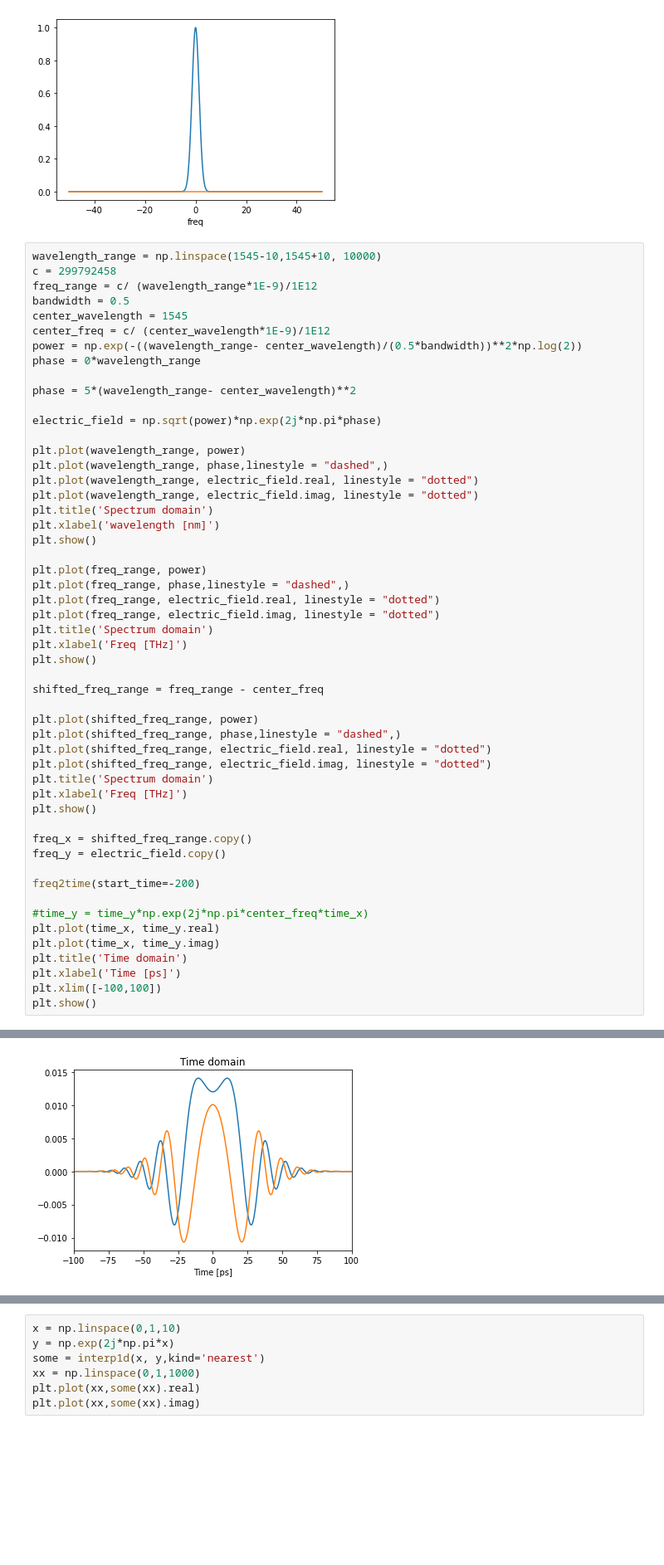
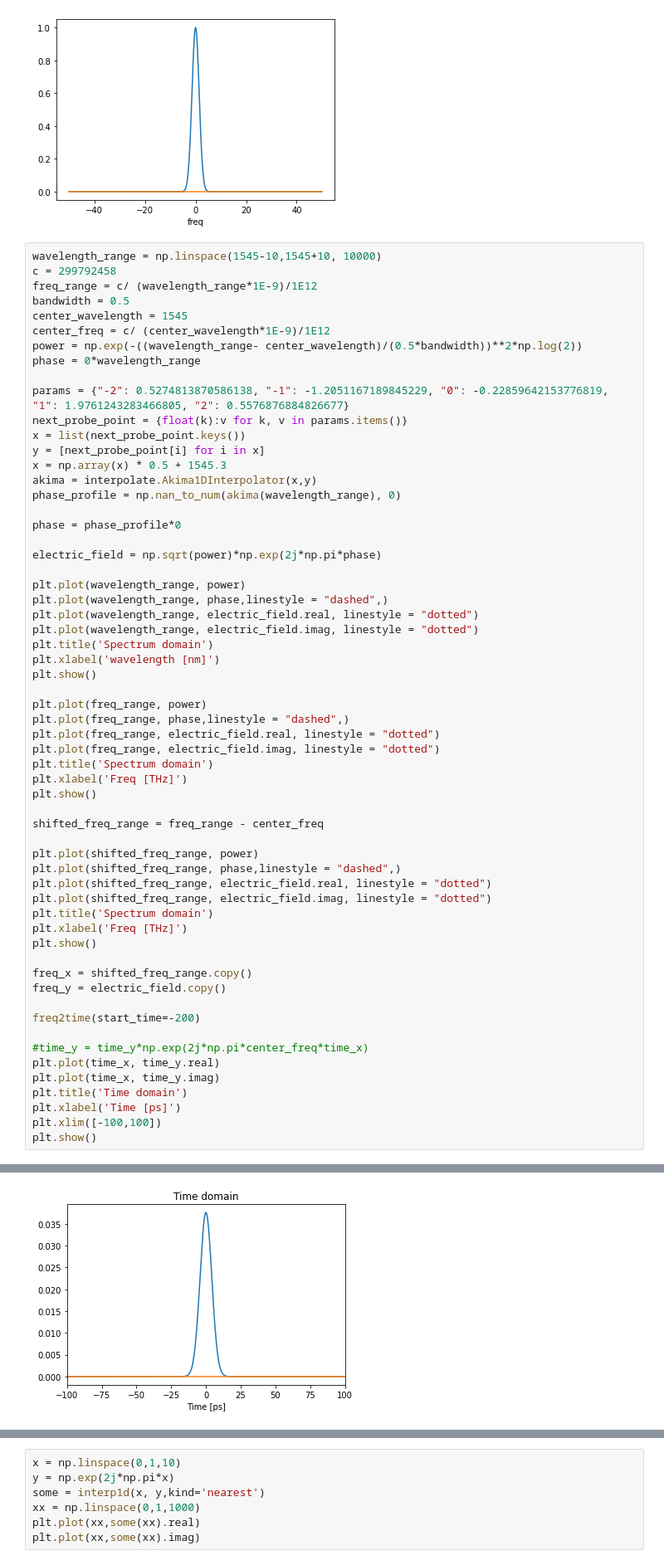
Before and after one commit to ruofan-he/pulse_reconstruction, a Jupyter notebook: pulse_fourier1545.ipynb, the cells around one changed output, grey strips where cells are left out. Shown: that part at 83% size. Saved outputs shown, nothing was run; the diff lists cells and outputs as text; blank space fills up the shorter version.

```diff
--- a/pulse_fourier1545.ipynb
+++ b/pulse_fourier1545.ipynb
@@ -76,7 +77,15 @@ center_freq = c/ (center_wavelength*1E-9)/1E12
 power = np.exp(-((wavelength_range- center_wavelength)/(0.5*bandwidth))**2*np.log(2))
 phase = 0*wavelength_range
 
-phase = 5*(wavelength_range- center_wavelength)**2
+params = {"-2": 0.5274813870586138, "-1": -1.2051167189845229, "0": -0.22859642153776819, "1": 1.9761243283466805, "2": 0.5576876884826677}
+next_probe_point = {float(k):v for k, v in params.items()}
+x = list(next_probe_point.keys())
+y = [next_probe_point[i] for i in x]
+x = np.array(x) * 0.5 + 1545.3
+akima = interpolate.Akima1DInterpolator(x,y)
+phase_profile = np.nan_to_num(akima(wavelength_range), 0)
+
+phase = phase_profile*0
 
 electric_field = np.sqrt(power)*np.exp(2j*np.pi*phase)
 
@@ -125 +134 @@ plt.show()
-[figure, old version]
+[figure, new version]
```
Also changed, not shown: parts of 3 cells of this notebook.
